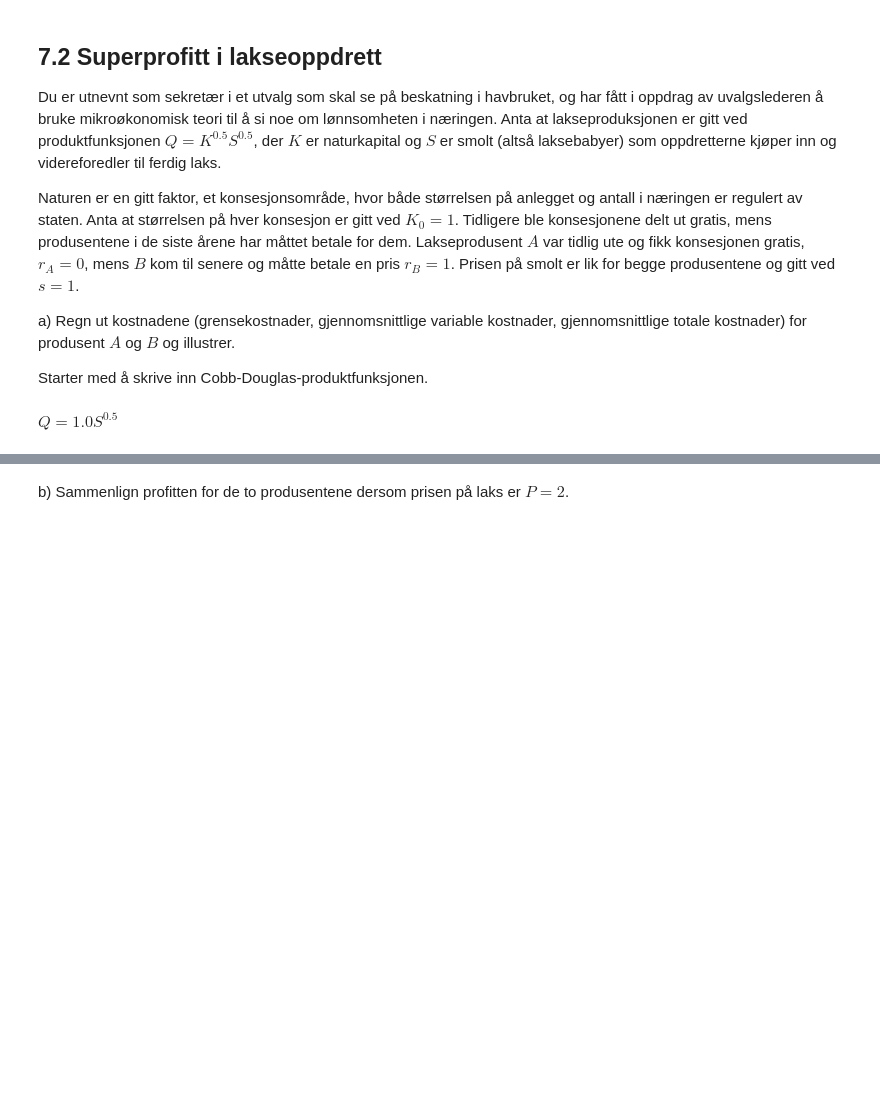
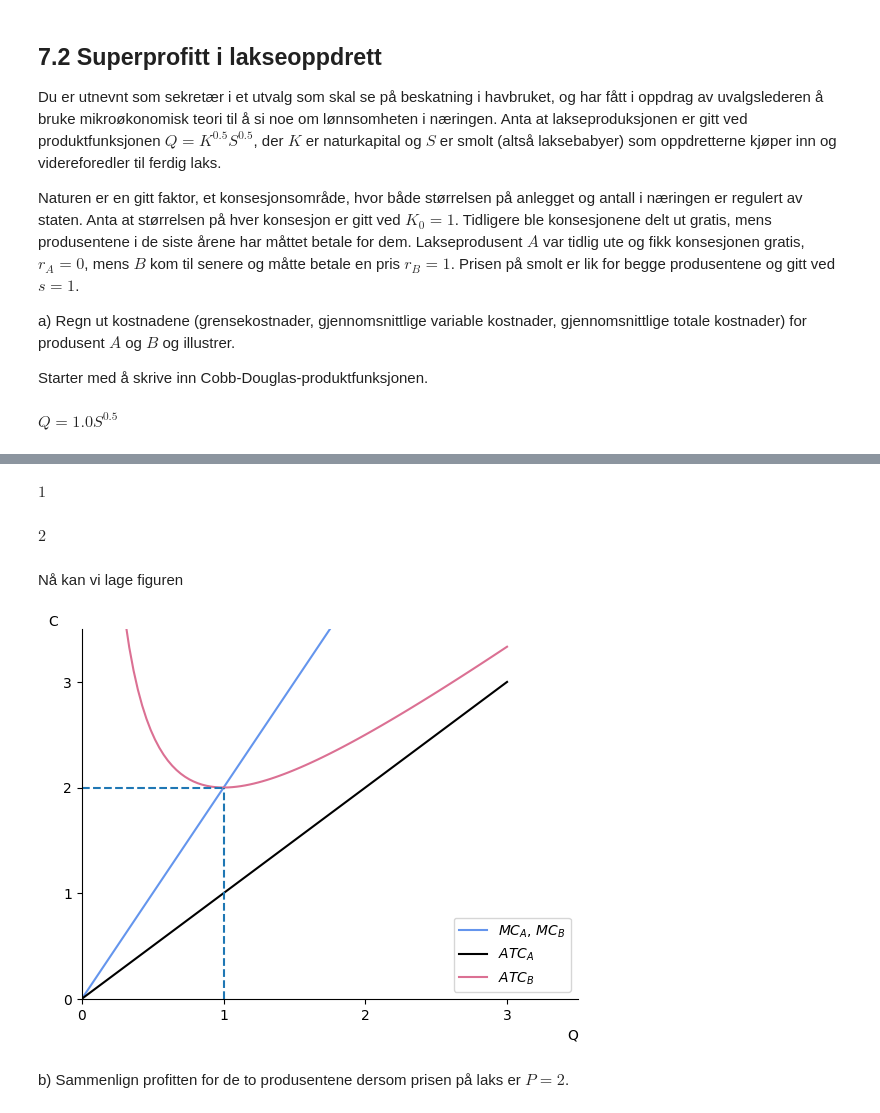
Before and after one commit to uit-sok-1303-v26/uit-sok-1303.v26.github.io, a Jupyter notebook: Produksjonsteori- Kapittel 7.ipynb, the cells around one changed output, grey strips where cells are left out. Drawn from its saved outputs; the diff is of its cells as text; code cells hidden in the pictures; blank space fills up the shorter version.

```diff
--- a/Produksjonsteori- Kapittel 7.ipynb
+++ b/Produksjonsteori- Kapittel 7.ipynb
@@ -107,3 +160,61 @@ $\displaystyle Q = 1.0 S^{0.5}$
+# %%
+# ATC_B, blir Q + 1/Q
+ATC_B =ATC_plot(Q,1)
+# %%
+
+
+# Deriverer for å finne minimum
+ATC_B_derivert = sp.diff(ATC_B, Q)
+
+ATC_B_derivert
+
+# Løser for Q, henter ut løsning med positiv verdi
+Q_losning = sp.solve(ATC_B_derivert, Q)[1]
+Q_losning
+# %% [output]
+$\displaystyle 1$
+# %%
+# Substituerer inn for K = 1 og Q = 1
+ATC_B_losning = ATC_B.subs([(K,1), (Q,Q_losning)])
+ATC_B_losning
+# %% [output]
+$\displaystyle 2$
+# %% [markdown]
+Nå kan vi lage figuren
+# %%
+# Figurkonfigurasjon
+def create_ax():
+    fig, ax = plt.subplots()
+    ax.set_xlabel('Q', loc = "right")
+    ax.set_ylabel('C', rotation=0, loc ='top')
+    ax.set_ylim(0, 3.5)
+    ax.set_xlim(0, 3.5)
+    ax.set_xticks(np.arange(0, 4, 1))
+    ax.set_yticks(np.arange(0, 4, 1))
+    ax.spines["top"].set_visible(False)
+    ax.spines["right"].set_visible(False)
+
+    return fig, ax
+# %%
+Q_verdier = np.linspace(0.001, 3, 100)
+
+fig, ax = create_ax()
+
+# Tegner ATC og MC
+ax.plot(Q_verdier, MC_plot(Q_verdier), label = "$MC_A$, $MC_B$", color = "cornflowerblue")
+# r = 0 for ATC_A, r = 1 for ATC_B
+ax.plot(Q_verdier, ATC_plot(Q_verdier,0), label = "$ATC_A$", color = "black")
+ax.plot(Q_verdier, ATC_plot(Q_verdier,1), label = "$ATC_B$", color = "palevioletred")
+
+# Tegner linjer for MC og ATC_B
+ax.hlines(ATC_B_losning,0,Q_losning, linestyles = "--")
+ax.vlines(Q_losning,0,ATC_B_losning, linestyles = "--")
+
+
+
+ax.legend();
+# %% [output]
+[figure, added]
 # %% [markdown]
 b) Sammenlign profitten for de to produsentene dersom prisen på laks er $P = 2$.
 # %%
```
Also changed, not shown: parts of 7 cells of this notebook.
